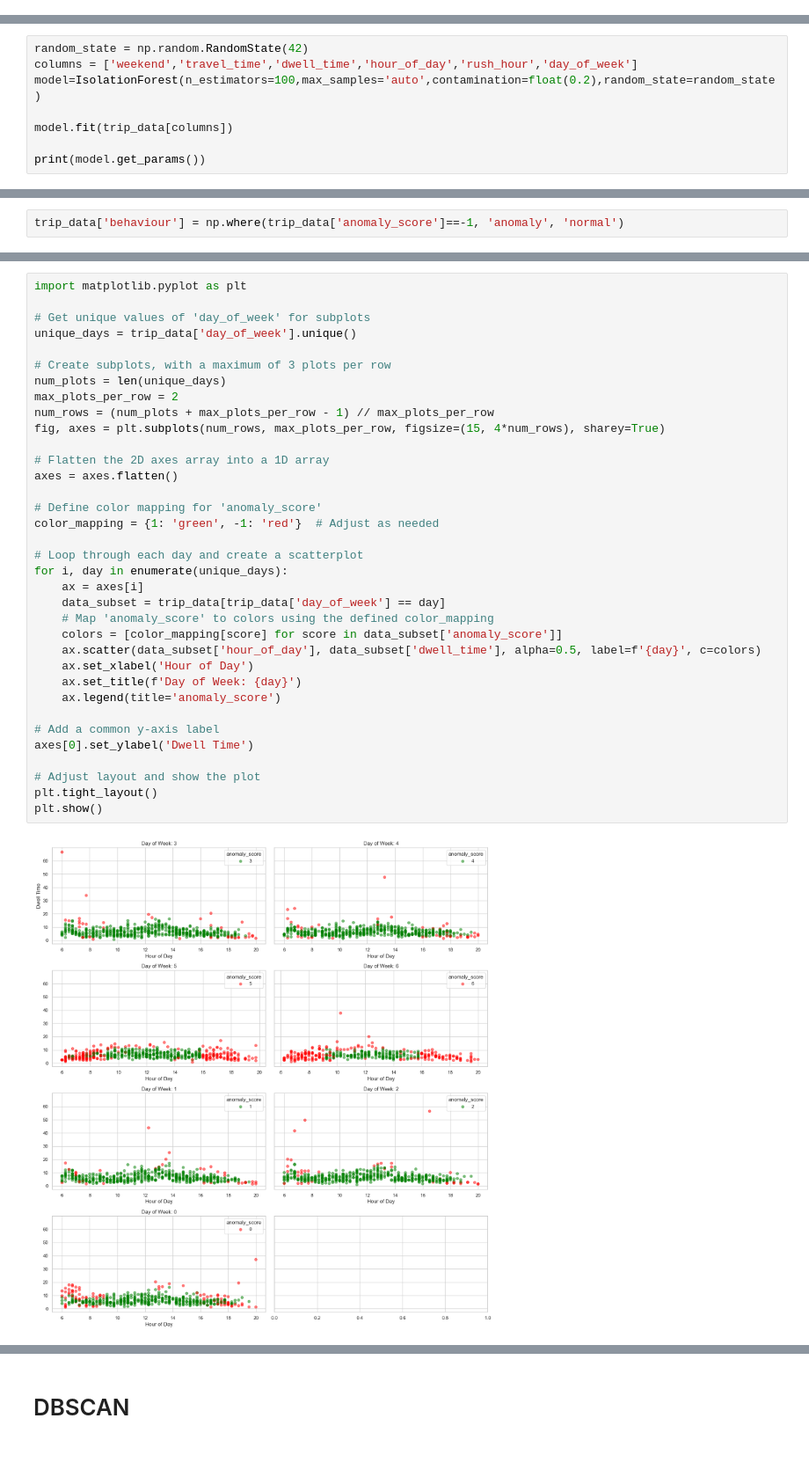
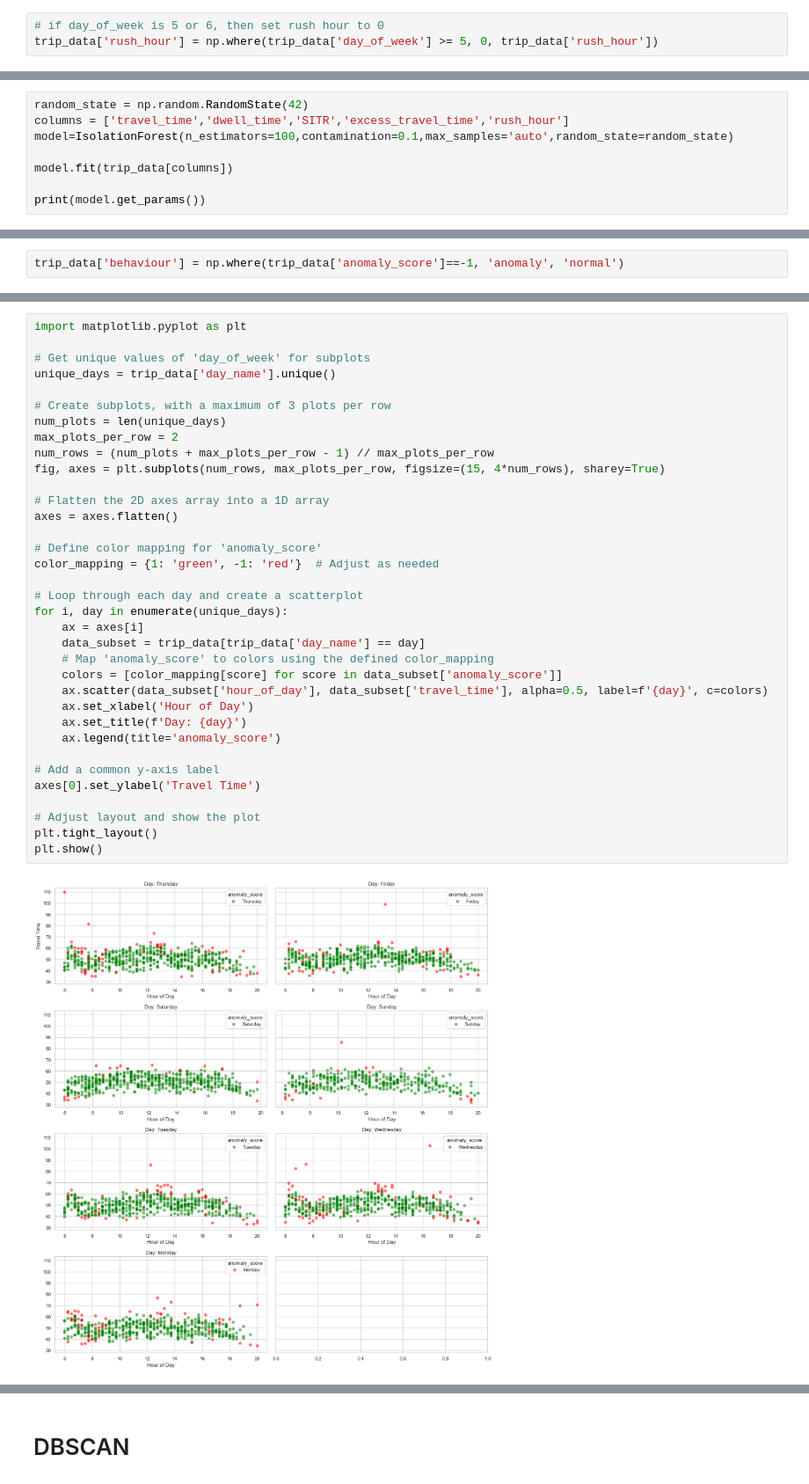
Before and after one commit to ShanukaLakshan/Realtime-GPS-Bus---Data-Science-Project, a Jupyter notebook: AnomalyDetection/AnomalyDetection.ipynb, the cells around one changed output, grey strips where cells are left out. Shown at 88% size. Saved outputs shown, nothing was run; the diff lists cells and outputs as text; blank space fills up the shorter version.

```diff
--- a/AnomalyDetection/AnomalyDetection.ipynb
+++ b/AnomalyDetection/AnomalyDetection.ipynb
@@ -177,3 +177,6 @@ g.add_legend()
 # %% [output]
 <seaborn.axisgrid.FacetGrid at 0x...>
 [figure]
+# %%
+# if day_of_week is 5 or 6, then set rush hour to 0
+trip_data['rush_hour'] = np.where(trip_data['day_of_week'] >= 5, 0, trip_data['rush_hour'])
@@ -186,8 +205,8 @@ import seaborn as sns
 from sklearn.ensemble import IsolationForest
 # %%
 random_state = np.random.RandomState(42)
-columns = ['weekend','travel_time','dwell_time','hour_of_day','rush_hour','day_of_week']
-model=IsolationForest(n_estimators=100,max_samples='auto',contamination=float(0.2),random_state=random_state)
+columns = ['travel_time','dwell_time','SITR','excess_travel_time','rush_hour']
+model=IsolationForest(n_estimators=100,contamination=0.1,max_samples='auto',random_state=random_state)
 
 model.fit(trip_data[columns])
 
@@ -229,36 +245,36 @@ print("Accuracy of the model:", accuracy)
 import matplotlib.pyplot as plt
 
 # Get unique values of 'day_of_week' for subplots
-unique_days = trip_data['day_of_week'].unique()
+unique_days = trip_data['day_name'].unique()
 
 # Create subplots, with a maximum of 3 plots per row
 num_plots = len(unique_days)
 max_plots_per_row = 2
 num_rows = (num_plots + max_plots_per_row - 1) // max_plots_per_row
 fig, axes = plt.subplots(num_rows, max_plots_per_row, figsize=(15, 4*num_rows), sharey=True)
 
 # Flatten the 2D axes array into a 1D array
 axes = axes.flatten()
 
 # Define color mapping for 'anomaly_score'
 color_mapping = {1: 'green', -1: 'red'}  # Adjust as needed
 
 # Loop through each day and create a scatterplot
 for i, day in enumerate(unique_days):
     ax = axes[i]
-    data_subset = trip_data[trip_data['day_of_week'] == day]
+    data_subset = trip_data[trip_data['day_name'] == day]
     # Map 'anomaly_score' to colors using the defined color_mapping
     colors = [color_mapping[score] for score in data_subset['anomaly_score']]
-    ax.scatter(data_subset['hour_of_day'], data_subset['dwell_time'], alpha=0.5, label=f'{day}', c=colors)
+    ax.scatter(data_subset['hour_of_day'], data_subset['travel_time'], alpha=0.5, label=f'{day}', c=colors)
     ax.set_xlabel('Hour of Day')
-    ax.set_title(f'Day of Week: {day}')
+    ax.set_title(f'Day: {day}')
     ax.legend(title='anomaly_score')
 
 # Add a common y-axis label
-axes[0].set_ylabel('Dwell Time')
+axes[0].set_ylabel('Travel Time')
 
 # Adjust layout and show the plot
 plt.tight_layout()
 plt.show()
 # %% [output]
-[figure, old version]
+[figure, new version]
```
Also changed, not shown: parts of 10 cells of this notebook.
